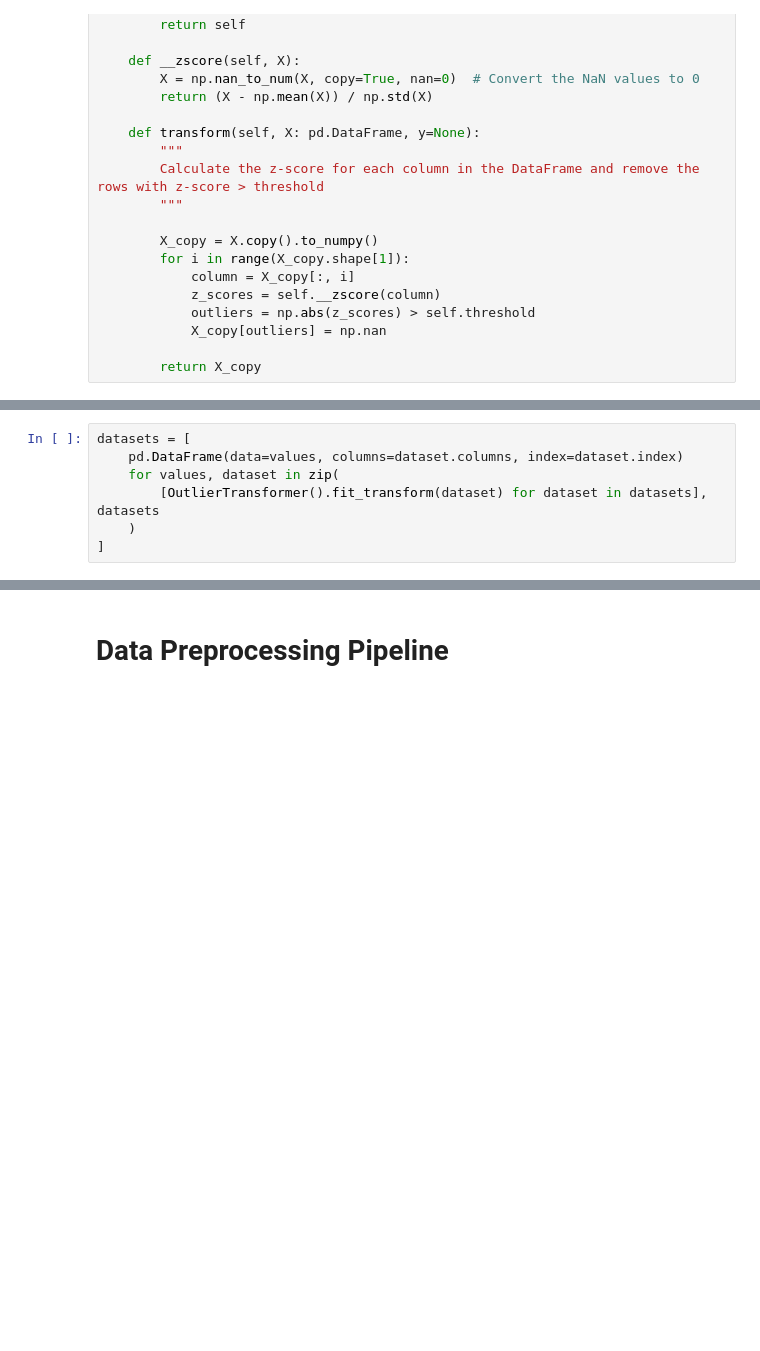
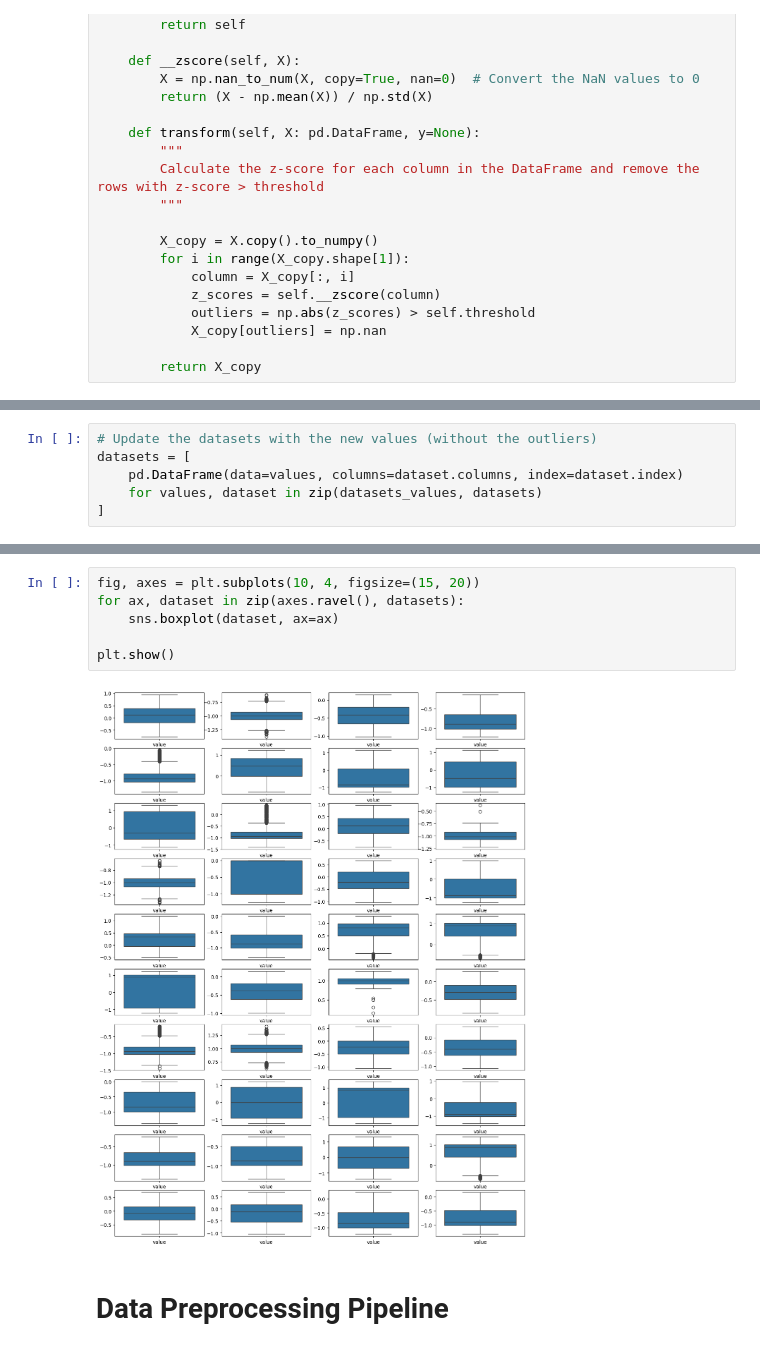
Before and after one commit to MMostafa-Hub/time-series-forecaster, a Jupyter notebook: notebooks/preprocessing.ipynb, the cells around one changed output, grey strips where cells are left out. Saved outputs shown, nothing was run; the diff lists cells and outputs as text; blank space fills up the shorter version.

```diff
--- a/notebooks/preprocessing.ipynb
+++ b/notebooks/preprocessing.ipynb
@@ -70,7 +85,6 @@ class OutlierTransformer(BaseEstimator, TransformerMixin):
 # %%
+# Update the datasets with the new values (without the outliers)
 datasets = [
     pd.DataFrame(data=values, columns=dataset.columns, index=dataset.index)
-    for values, dataset in zip(
-        [OutlierTransformer().fit_transform(dataset) for dataset in datasets], datasets
-    )
+    for values, dataset in zip(datasets_values, datasets)
 ]
@@ -86,3 +91,11 @@ datasets = [
+# %%
+fig, axes = plt.subplots(10, 4, figsize=(15, 20))
+for ax, dataset in zip(axes.ravel(), datasets):
+    sns.boxplot(dataset, ax=ax)
+
+plt.show()
+# %% [output]
+[figure, added]
 # %% [markdown]
 # Data Preprocessing Pipeline
 # %% [markdown]
```
Also changed, not shown: parts of 9 cells of this notebook.
